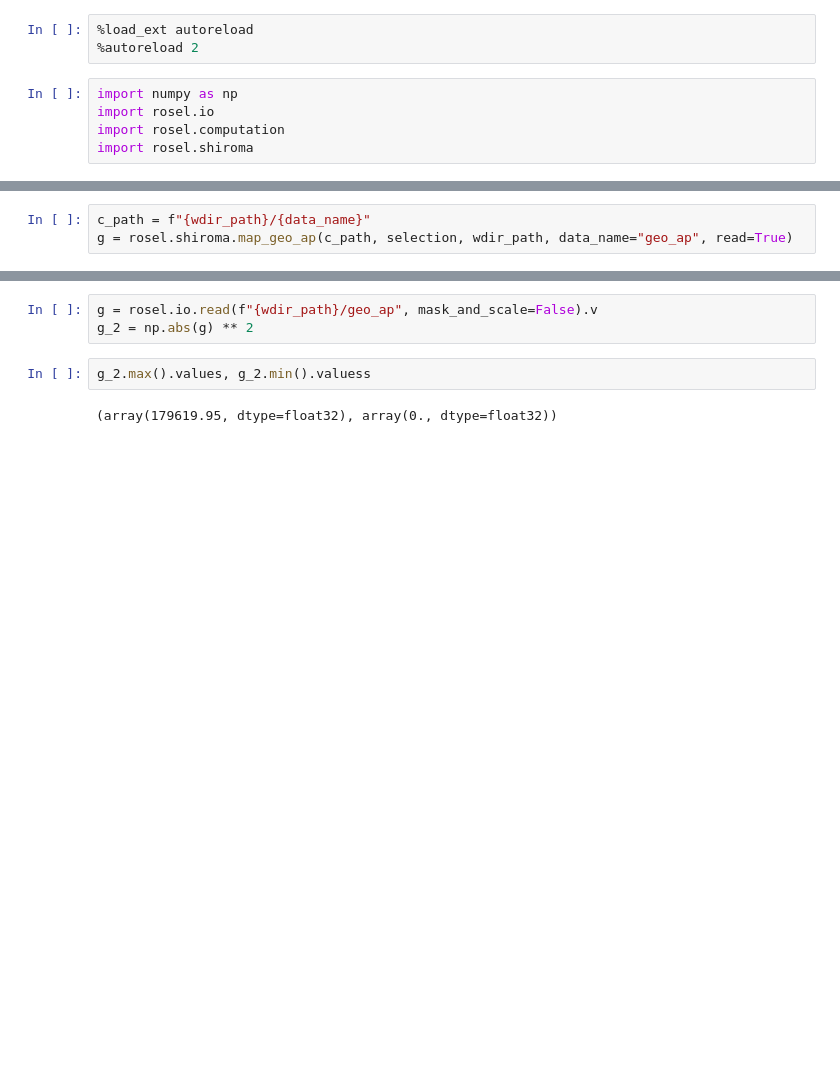
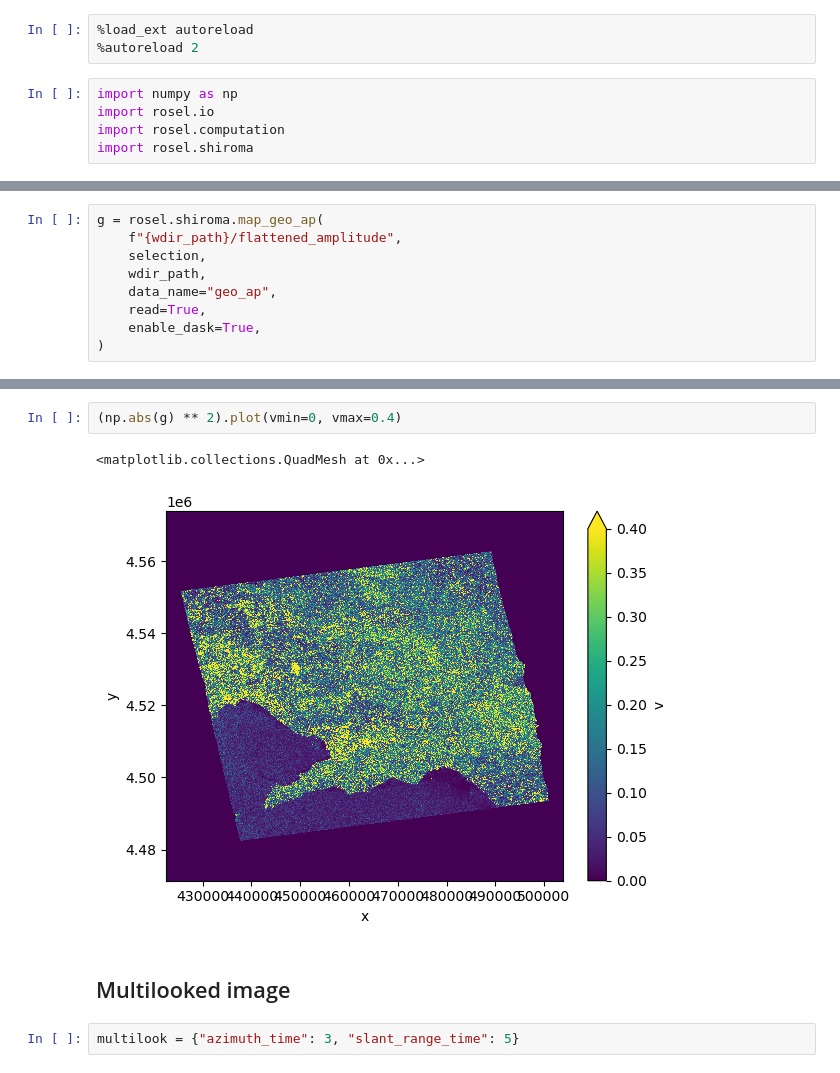
Before and after one commit to ROSE-L-ARD/cop-ard-atbd, a Jupyter notebook: notebooks/geocoding.ipynb, the cells around one changed output, grey strips where cells are left out. Cells and saved outputs as stored; diff of their text form; blank space fills up the shorter version.

```diff
--- a/notebooks/geocoding.ipynb
+++ b/notebooks/geocoding.ipynb
@@ -24,4 +45,10 @@ c = rosel.shiroma.flatten_radar_image(slc, A, wdir_path, data_name=data_name, re
 # %%
-c_path = f"{wdir_path}/{data_name}"
-g = rosel.shiroma.map_geo_ap(c_path, selection, wdir_path, data_name="geo_ap", read=True)
+g = rosel.shiroma.map_geo_ap(
+    f"{wdir_path}/flattened_amplitude",
+    selection,
+    wdir_path,
+    data_name="geo_ap",
+    read=True,
+    enable_dask=True,
+)
 # %% [output]
@@ -33,7 +57,9 @@ g = rosel.shiroma.map_geo_ap(c_path, selection, wdir_path, data_name="geo_ap", r
-# %%
-g = rosel.io.read(f"{wdir_path}/geo_ap", mask_and_scale=False).v
-g_2 = np.abs(g) ** 2
-# %%
-g_2.max().values, g_2.min().valuess
-# %% [output]
-(array(179619.95, dtype=float32), array(0., dtype=float32))
+# %%
+(np.abs(g) ** 2).plot(vmin=0, vmax=0.4)
+# %% [output]
+<matplotlib.collections.QuadMesh at 0x...>
+[figure, added]
+# %% [markdown]
+## Multilooked image
+# %%
+multilook = {"azimuth_time": 3, "slant_range_time": 5}
```
Also changed, not shown: parts of 14 cells of this notebook, 3 other files.
